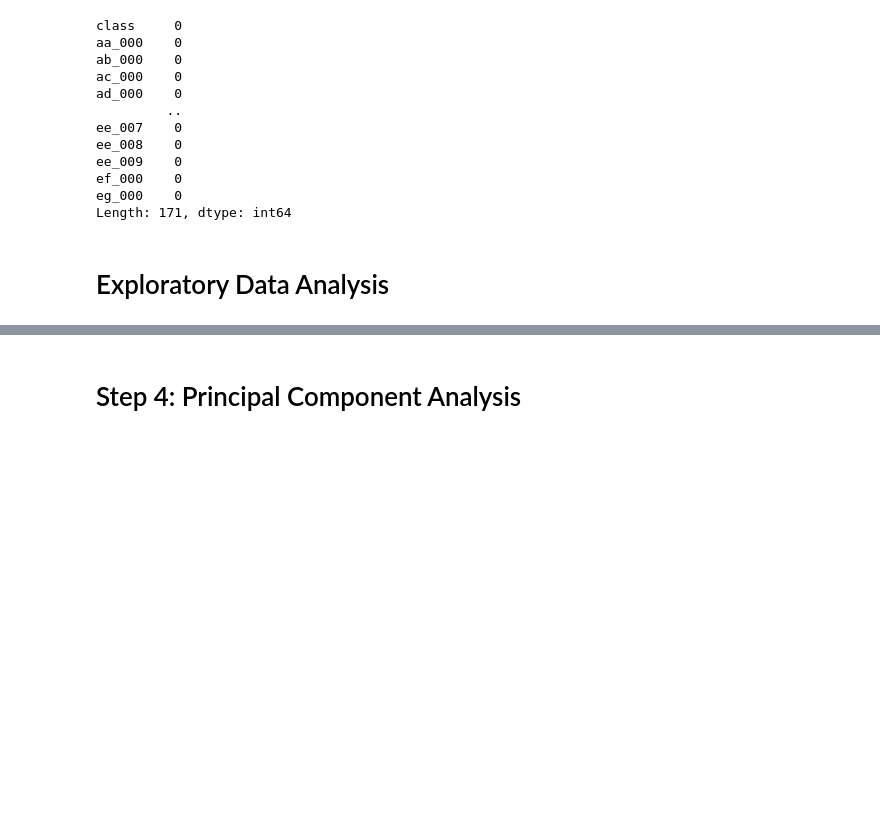
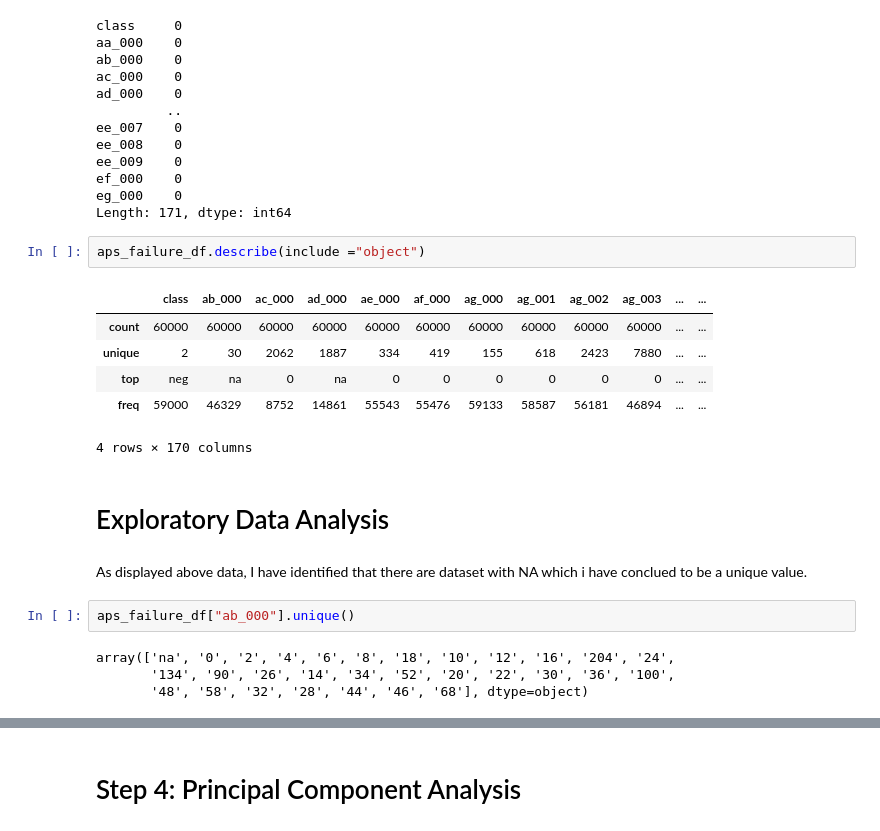
Before and after one commit to sba23416/SBA23416-Data_PreP_CA1, a Jupyter notebook: HodanMohamedAbdi_DataPrepHDip_CA1.ipynb, the cells around one changed output, grey strips where cells are left out. Drawn from its saved outputs; the diff is of its cells as text; blank space fills up the shorter version.

```diff
--- a/HodanMohamedAbdi_DataPrepHDip_CA1.ipynb
+++ b/HodanMohamedAbdi_DataPrepHDip_CA1.ipynb
@@ -168,5 +168,22 @@ ee_009    0
 ef_000    0
 eg_000    0
 Length: 171, dtype: int64
+# %%
+aps_failure_df.describe(include ="object")
+# %% [output]
+|  | class | ab_000 | ac_000 | ad_000 | ae_000 | af_000 | ag_000 | ag_001 | ag_002 | ag_003 | ... | ... |
+| count | 60000 | 60000 | 60000 | 60000 | 60000 | 60000 | 60000 | 60000 | 60000 | 60000 | ... | ... |
+| unique | 2 | 30 | 2062 | 1887 | 334 | 419 | 155 | 618 | 2423 | 7880 | ... | ... |
+| top | neg | na | 0 | na | 0 | 0 | 0 | 0 | 0 | 0 | ... | ... |
+| freq | 59000 | 46329 | 8752 | 14861 | 55543 | 55476 | 59133 | 58587 | 56181 | 46894 | ... | ... |
+4 rows × 170 columns
 # %% [markdown]
 # Exploratory Data Analysis
+# %% [markdown]
+As displayed above data, I have identified that there are dataset with NA which i have conclued to be a unique value.
+# %%
+aps_failure_df["ab_000"].unique()
+# %% [output]
+array(['na', '0', '2', '4', '6', '8', '18', '10', '12', '16', '204', '24',
+       '134', '90', '26', '14', '34', '52', '20', '22', '30', '36', '100',
+       '48', '58', '32', '28', '44', '46', '68'], dtype=object)
```
Also changed, not shown: parts of 14 cells of this notebook.
